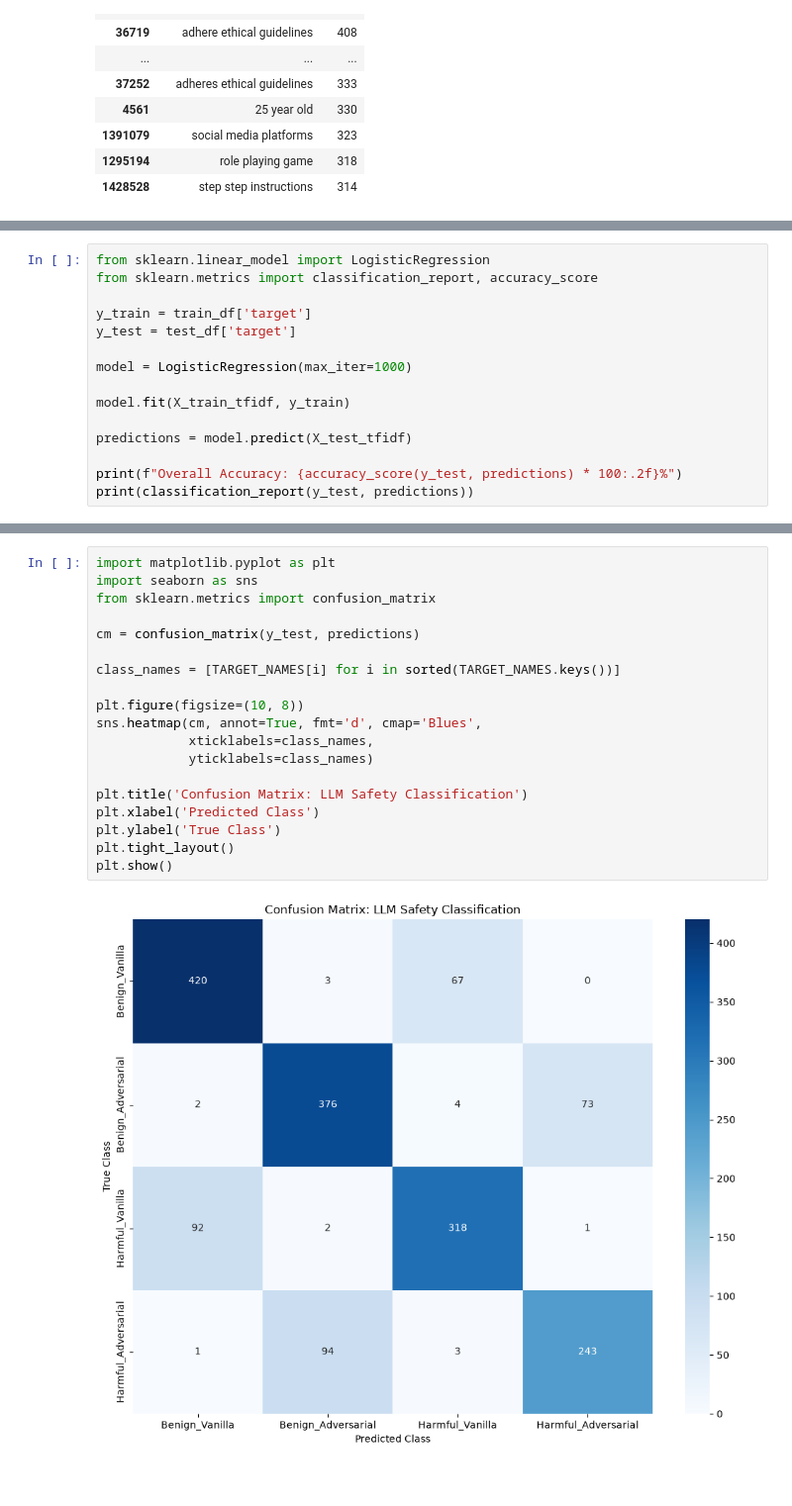
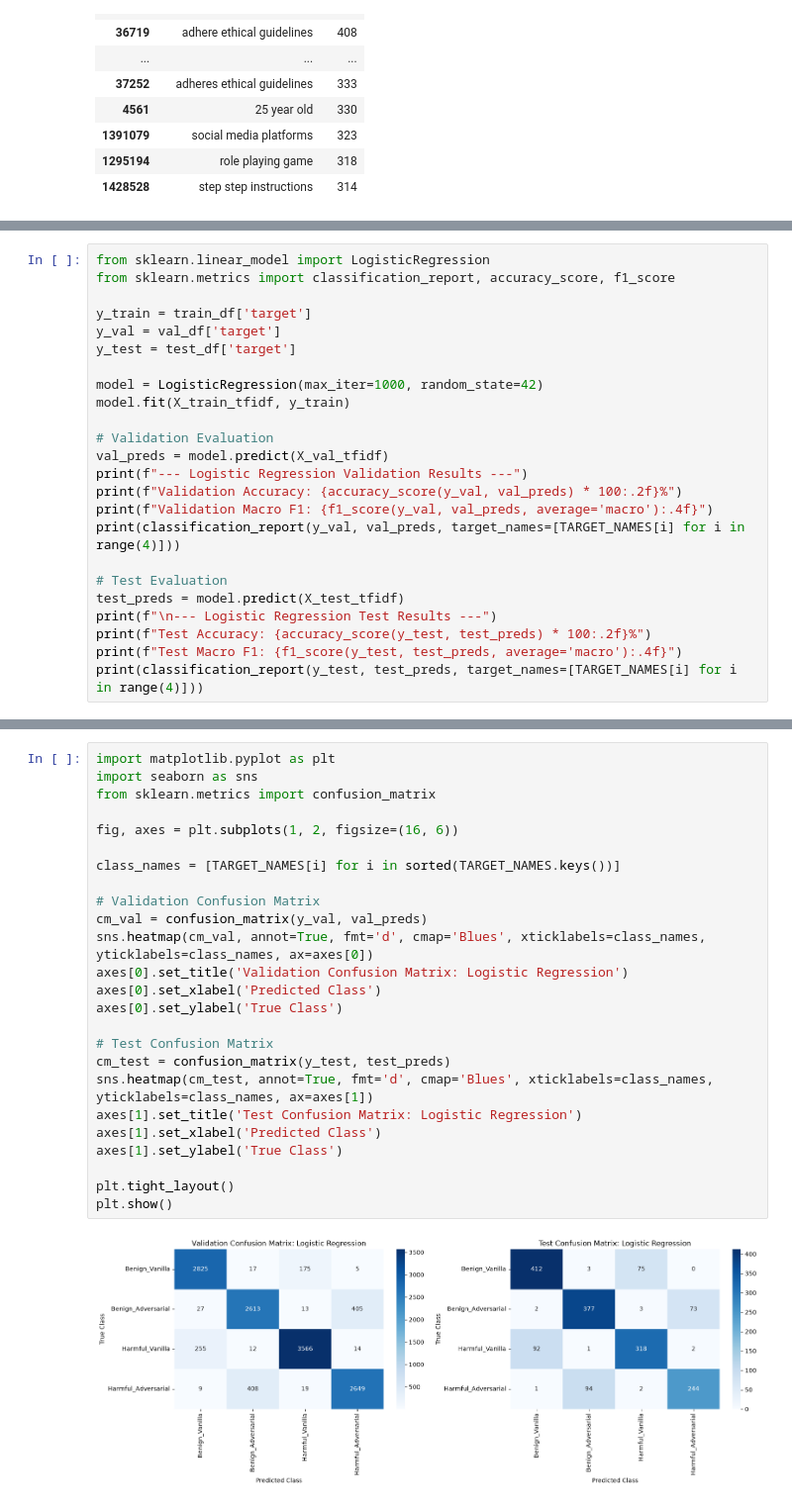
Before and after one commit to sharzilnfz/llmSafetyClassification, a Jupyter notebook: cse440_project.ipynb, the cells around one changed output, grey strips where cells are left out. Shown at 99% size. Saved outputs shown, nothing was run; the diff lists cells and outputs as text; blank space fills up the shorter version.

Commit message:
feat: phase 3 complete with cleaning and validation sets, updated the phase 4 components witth the val data

```diff
--- a/cse440_project.ipynb
+++ b/cse440_project.ipynb
@@ -723,16 +801,25 @@ TF-IDF Test Matrix Shape: (1699, 5000)
 # %%
 from sklearn.linear_model import LogisticRegression
-from sklearn.metrics import classification_report, accuracy_score
+from sklearn.metrics import classification_report, accuracy_score, f1_score
 
 y_train = train_df['target']
+y_val = val_df['target']
 y_test = test_df['target']
 
-model = LogisticRegression(max_iter=1000)
-
+model = LogisticRegression(max_iter=1000, random_state=42)
 model.fit(X_train_tfidf, y_train)
 
-predictions = model.predict(X_test_tfidf)
+# Validation Evaluation
+val_preds = model.predict(X_val_tfidf)
+print(f"--- Logistic Regression Validation Results ---")
+print(f"Validation Accuracy: {accuracy_score(y_val, val_preds) * 100:.2f}%")
+print(f"Validation Macro F1: {f1_score(y_val, val_preds, average='macro'):.4f}")
+print(classification_report(y_val, val_preds, target_names=[TARGET_NAMES[i] for i in range(4)]))
 
-print(f"Overall Accuracy: {accuracy_score(y_test, predictions) * 100:.2f}%")
-print(classification_report(y_test, predictions))
+# Test Evaluation
+test_preds = model.predict(X_test_tfidf)
+print(f"\n--- Logistic Regression Test Results ---")
+print(f"Test Accuracy: {accuracy_score(y_test, test_preds) * 100:.2f}%")
+print(f"Test Macro F1: {f1_score(y_test, test_preds, average='macro'):.4f}")
+print(classification_report(y_test, test_preds, target_names=[TARGET_NAMES[i] for i in range(4)]))
 # %% [output]
@@ -750,21 +845,27 @@ weighted avg       0.80      0.80      0.80      1699
 # %%
 import matplotlib.pyplot as plt
 import seaborn as sns
 from sklearn.metrics import confusion_matrix
 
-cm = confusion_matrix(y_test, predictions)
+fig, axes = plt.subplots(1, 2, figsize=(16, 6))
 
 class_names = [TARGET_NAMES[i] for i in sorted(TARGET_NAMES.keys())]
 
-plt.figure(figsize=(10, 8))
-sns.heatmap(cm, annot=True, fmt='d', cmap='Blues',
-            xticklabels=class_names,
-            yticklabels=class_names)
+# Validation Confusion Matrix
+cm_val = confusion_matrix(y_val, val_preds)
+sns.heatmap(cm_val, annot=True, fmt='d', cmap='Blues', xticklabels=class_names, yticklabels=class_names, ax=axes[0])
+axes[0].set_title('Validation Confusion Matrix: Logistic Regression')
+axes[0].set_xlabel('Predicted Class')
+axes[0].set_ylabel('True Class')
 
-plt.title('Confusion Matrix: LLM Safety Classification')
-plt.xlabel('Predicted Class')
-plt.ylabel('True Class')
+# Test Confusion Matrix
+cm_test = confusion_matrix(y_test, test_preds)
+sns.heatmap(cm_test, annot=True, fmt='d', cmap='Blues', xticklabels=class_names, yticklabels=class_names, ax=axes[1])
+axes[1].set_title('Test Confusion Matrix: Logistic Regression')
+axes[1].set_xlabel('Predicted Class')
+axes[1].set_ylabel('True Class')
+
 plt.tight_layout()
 plt.show()
 # %% [output]
-[figure, old version]
+[figure, new version]
```
Also changed, not shown: parts of 23 cells of this notebook, 4 other files.
